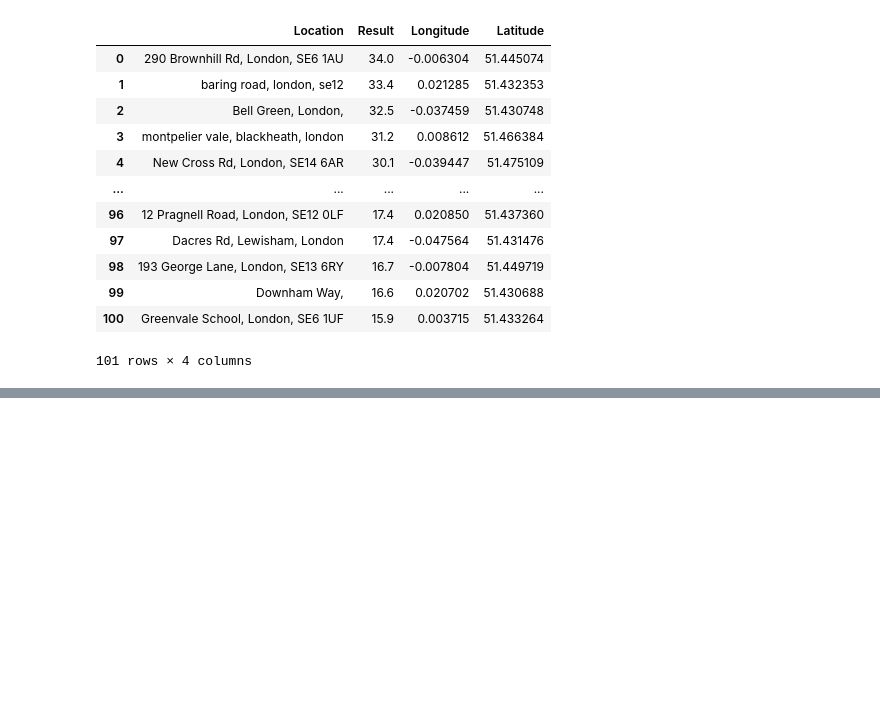
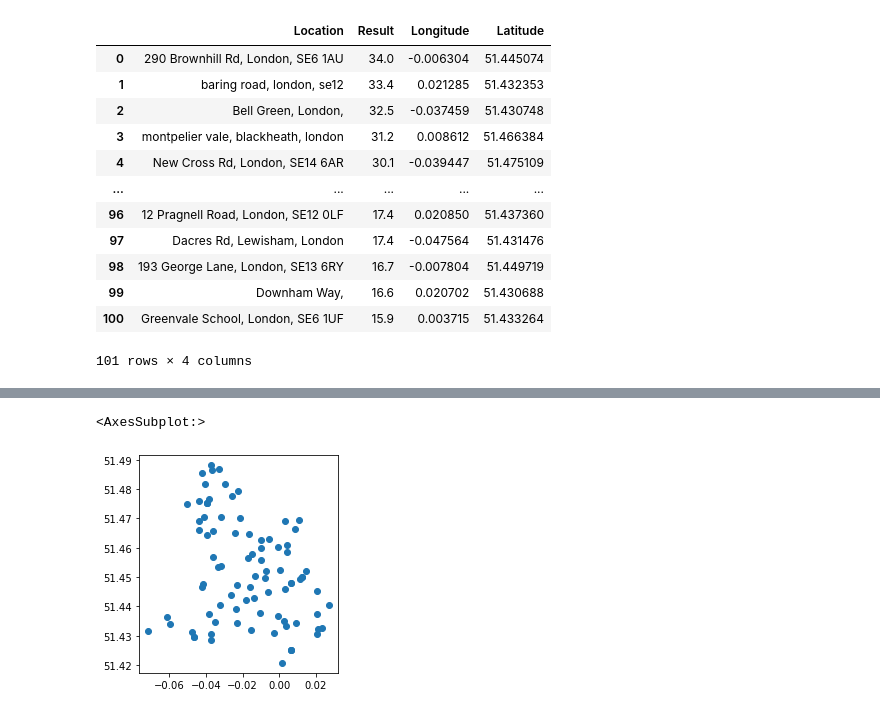
Before and after one commit to lb-lewisham/diffusion-tubes, a Jupyter notebook: notebooks/1.0-jl-geocoder.ipynb, the cells around one changed output, grey strips where cells are left out. Cells and saved outputs as stored; diff of their text form; code cells hidden in the pictures; blank space fills up the shorter version.

```diff
--- a/notebooks/1.0-jl-geocoder.ipynb
+++ b/notebooks/1.0-jl-geocoder.ipynb
@@ -130,3 +129,9 @@ gdf[~gdf.is_empty].explore()
 # %%
 # get lewisham geometry so we can remove points outside it
 lewisham = gpd.read_file('https://gist.githubusercontent.com/joe-liad/e66e2ec493ce3de692595b64eeb27b99/raw/bfaafeec350dfe4e5a20866a4660a188f8e6df7d/lewisham-wards.geojson')
+# %%
+# check within
+gdf[gdf.within(lewisham.geometry.unary_union)].plot()
+# %% [output]
+<AxesSubplot:>
+[figure, added]
```
Also changed, not shown: parts of 31 cells of this notebook.
